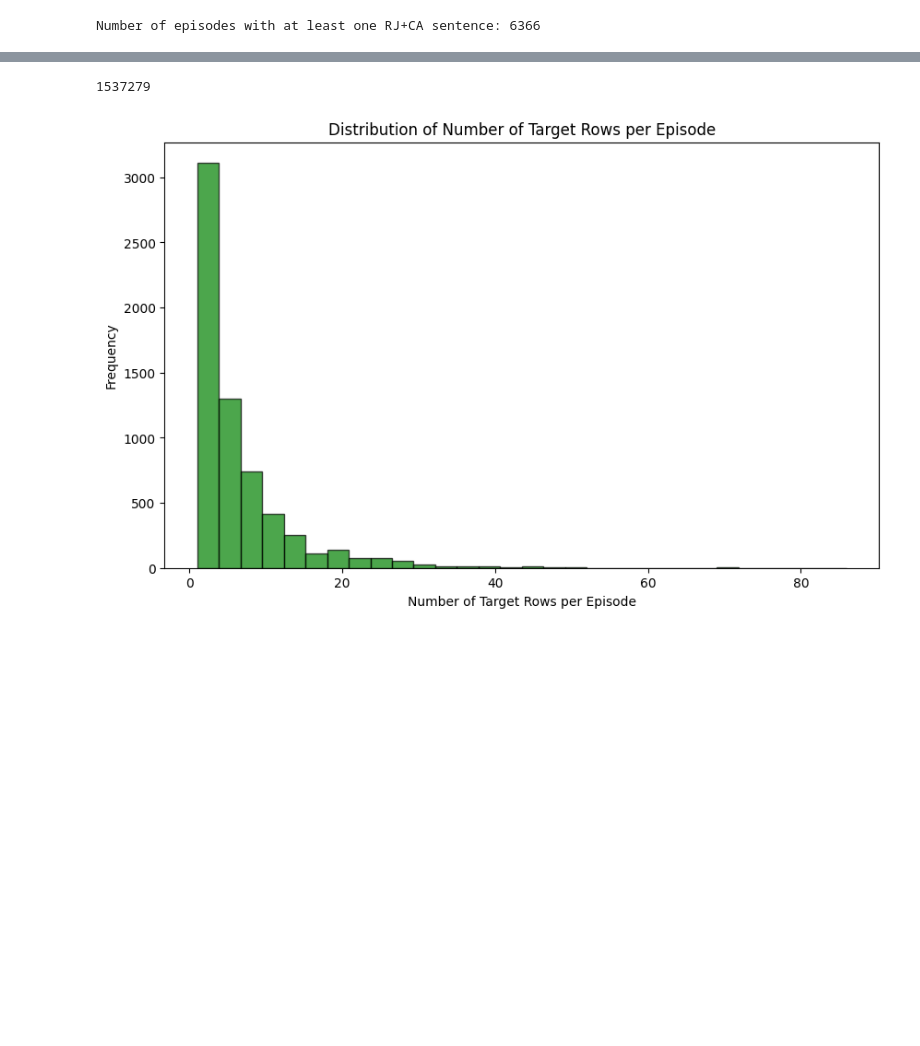
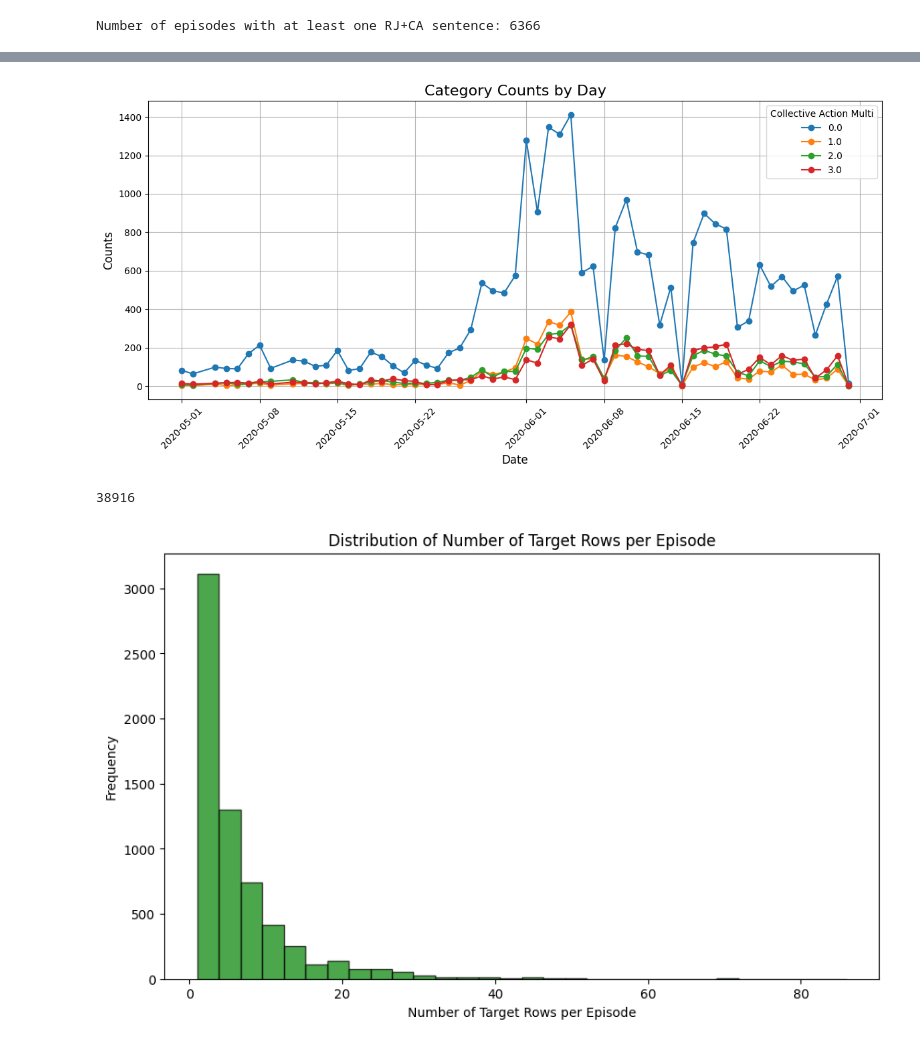
Before and after one commit to todomoldovan/thesis, a Jupyter notebook: notebooks/bursts.ipynb, the cells around one changed output, grey strips where cells are left out. Drawn from its saved outputs; the diff is of its cells as text; code cells hidden in the pictures; blank space fills up the shorter version.

Commit message:
final plots

```diff
--- a/notebooks/bursts.ipynb
+++ b/notebooks/bursts.ipynb
@@ -48,0 +49,7 @@ episodes.tail()
+# %%
+episodes = episodes[episodes['racialJustice'] == 1]
+episodes = episodes[episodes['collectiveAction'] == 0]
+# %%
+episodes['date'] = episodes['time'].dt.date
+category_counts_by_day = episodes.groupby(['date', 'collectiveActionMulti']).size().unstack(fill_value=0)
+print(category_counts_by_day)
@@ -48,0 +74,13 @@ episodes.tail()
+# %%
+import matplotlib.pyplot as plt
+category_counts_by_day.plot(kind='line', figsize=(12, 6), marker='o')
+plt.title('Category Counts by Day', fontsize=16)
+plt.xlabel('Date', fontsize=12)
+plt.ylabel('Counts', fontsize=12)
+plt.legend(title='Collective Action Multi', fontsize=10)
+plt.grid(True)
+plt.xticks(rotation=45)
+plt.tight_layout()
+plt.show()
+# %% [output]
+[figure, added]
@@ -49,7 +89,7 @@ episodes.tail()
 # %%
 len(episodes)
 # %% [output]
-1537279
+38916
 # %%
 # Get unique episode_id values
 unique_episode_ids = episodes['episode_id'].unique()
```
Also changed, not shown: parts of 3 cells of this notebook, 18 other files.
